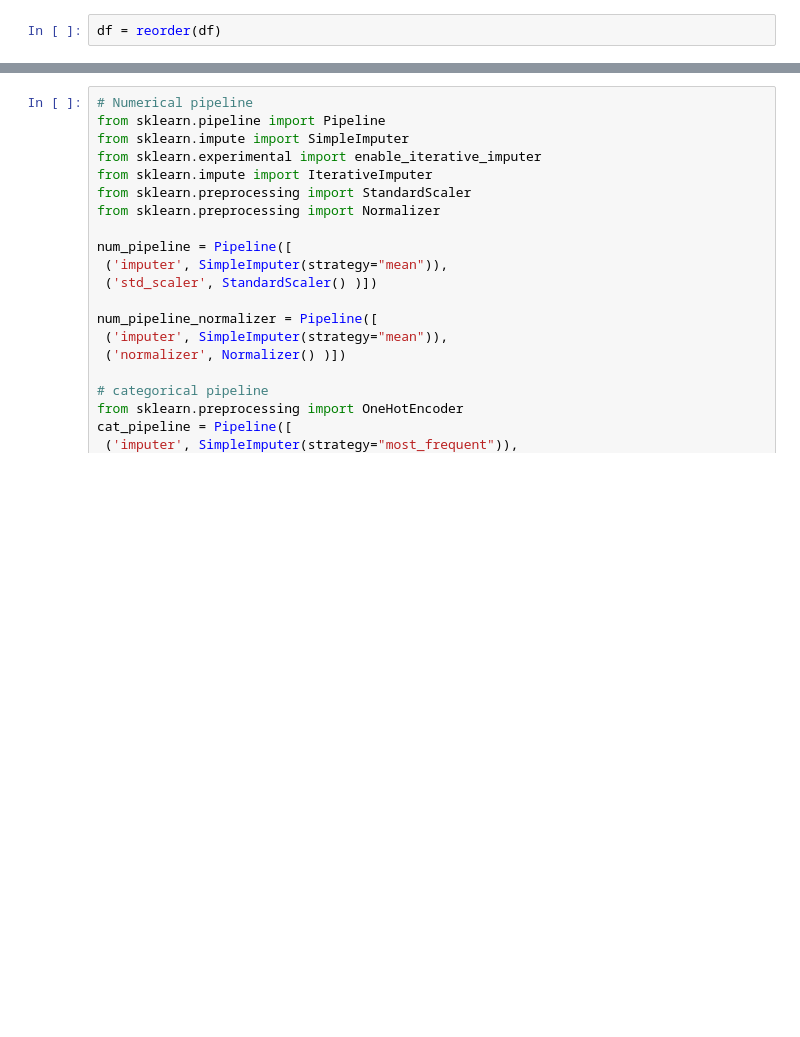
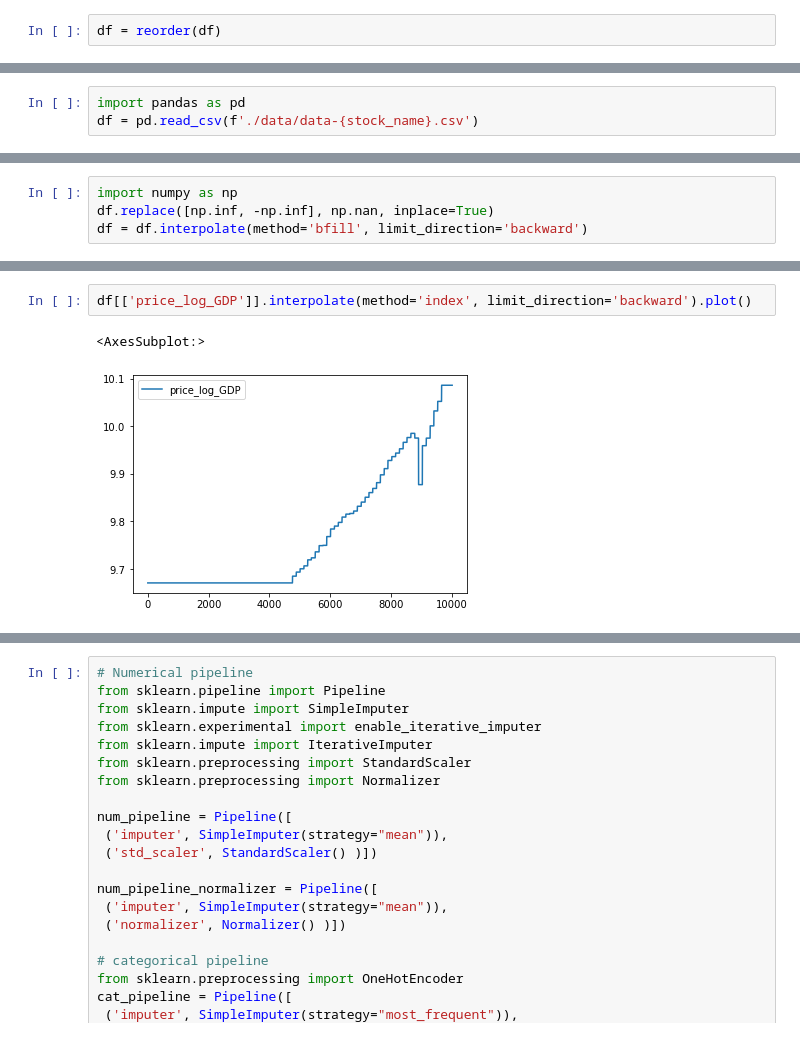
Before and after one commit to smartestrobotdai/portfolio, a Jupyter notebook: macro-analysis/time_point.ipynb, the cells around one changed output, grey strips where cells are left out. Cells and saved outputs as stored; diff of their text form; blank space fills up the shorter version.

```diff
--- a/macro-analysis/time_point.ipynb
+++ b/macro-analysis/time_point.ipynb
@@ -162,0 +336,3 @@ Name: value, dtype: float64
+# %%
+import pandas as pd
+df = pd.read_csv(f'./data/data-{stock_name}.csv')
@@ -162,0 +359,4 @@ Name: value, dtype: float64
+# %%
+import numpy as np
+df.replace([np.inf, -np.inf], np.nan, inplace=True)
+df = df.interpolate(method='bfill', limit_direction='backward')
@@ -162,0 +383,5 @@ Name: value, dtype: float64
+# %%
+df[['price_log_GDP']].interpolate(method='index', limit_direction='backward').plot()
+# %% [output]
+<AxesSubplot:>
+[figure, added]
```
Also changed, not shown: parts of 72 cells of this notebook, 3 other files.
